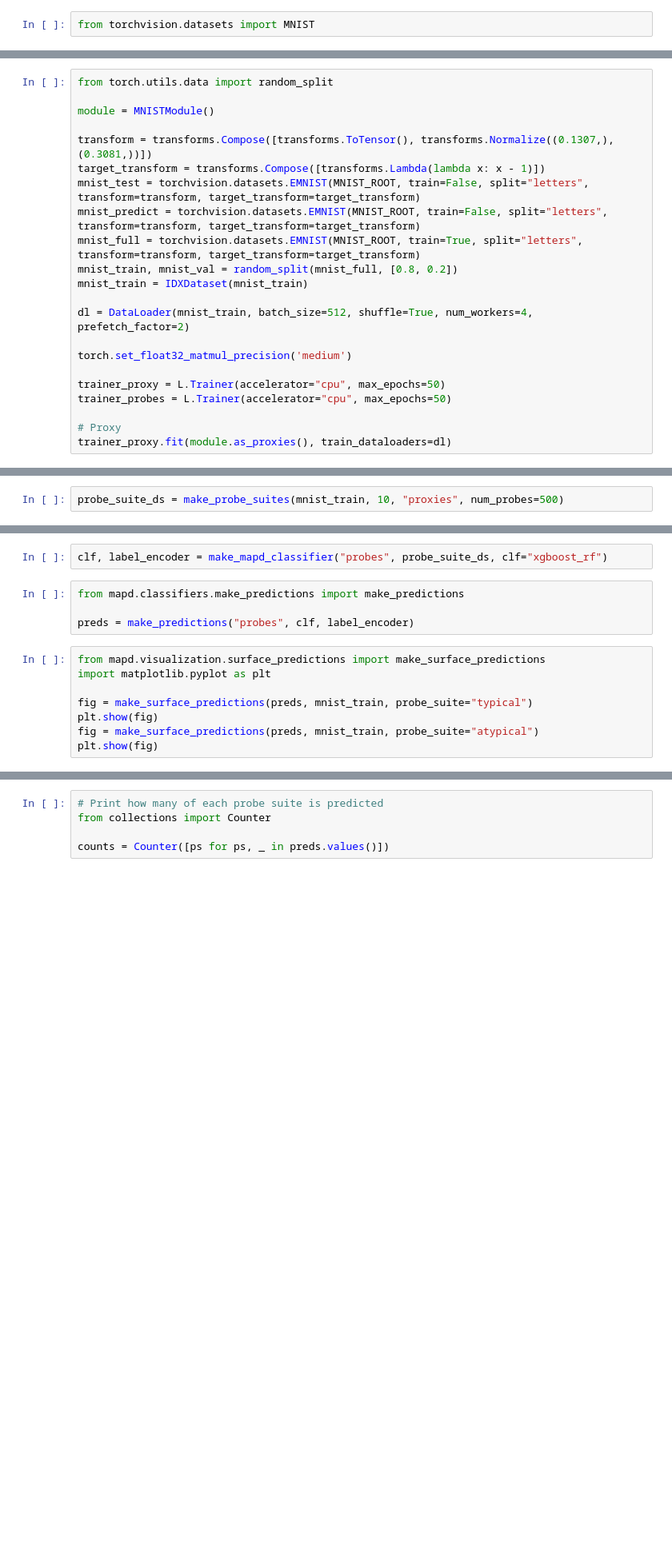
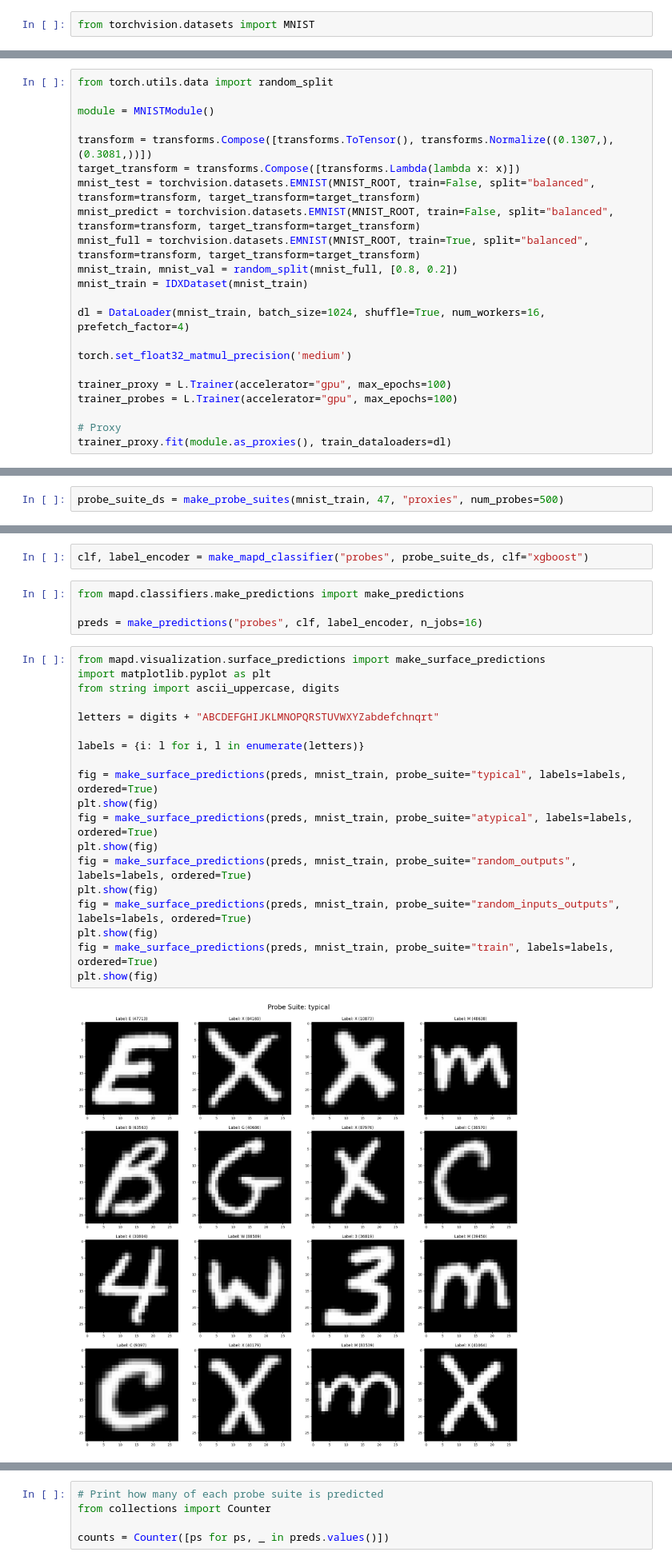
Before and after one commit to jhoffe/mapd, a Jupyter notebook: example.ipynb, the cells around one changed output, grey strips where cells are left out. Shown: that part at 80% size. Drawn from its saved outputs; the diff is of its cells as text; blank space fills up the shorter version.

```diff
--- a/example.ipynb
+++ b/example.ipynb
@@ -122,19 +117,19 @@ from torch.utils.data import random_split
 module = MNISTModule()
 
 transform = transforms.Compose([transforms.ToTensor(), transforms.Normalize((0.1307,), (0.3081,))])
-target_transform = transforms.Compose([transforms.Lambda(lambda x: x - 1)])
-mnist_test = torchvision.datasets.EMNIST(MNIST_ROOT, train=False, split="letters", transform=transform, target_transform=target_transform)
-mnist_predict = torchvision.datasets.EMNIST(MNIST_ROOT, train=False, split="letters", transform=transform, target_transform=target_transform)
-mnist_full = torchvision.datasets.EMNIST(MNIST_ROOT, train=True, split="letters", transform=transform, target_transform=target_transform)
+target_transform = transforms.Compose([transforms.Lambda(lambda x: x)])
+mnist_test = torchvision.datasets.EMNIST(MNIST_ROOT, train=False, split="balanced", transform=transform, target_transform=target_transform)
+mnist_predict = torchvision.datasets.EMNIST(MNIST_ROOT, train=False, split="balanced", transform=transform, target_transform=target_transform)
+mnist_full = torchvision.datasets.EMNIST(MNIST_ROOT, train=True, split="balanced", transform=transform, target_transform=target_transform)
 mnist_train, mnist_val = random_split(mnist_full, [0.8, 0.2])
 mnist_train = IDXDataset(mnist_train)
 
-dl = DataLoader(mnist_train, batch_size=512, shuffle=True, num_workers=4, prefetch_factor=2)
+dl = DataLoader(mnist_train, batch_size=1024, shuffle=True, num_workers=16, prefetch_factor=4)
 
 torch.set_float32_matmul_precision('medium')
 
-trainer_proxy = L.Trainer(accelerator="cpu", max_epochs=50)
-trainer_probes = L.Trainer(accelerator="cpu", max_epochs=50)
+trainer_proxy = L.Trainer(accelerator="gpu", max_epochs=100)
+trainer_probes = L.Trainer(accelerator="gpu", max_epochs=100)
 
 # Proxy
 trainer_proxy.fit(module.as_proxies(), train_dataloaders=dl)
@@ -159,3 +156,3 @@ HPU available: False, using: 0 HPUs
 # %%
-probe_suite_ds = make_probe_suites(mnist_train, 10, "proxies", num_probes=500)
+probe_suite_ds = make_probe_suites(mnist_train, 47, "proxies", num_probes=500)
 # %%
@@ -168,14 +189,27 @@ trainer_probes.fit(module.as_probes(probe_suite_ds), train_dataloaders=dl_probes
 # %%
-clf, label_encoder = make_mapd_classifier("probes", probe_suite_ds, clf="xgboost_rf")
+clf, label_encoder = make_mapd_classifier("probes", probe_suite_ds, clf="xgboost")
 # %%
 from mapd.classifiers.make_predictions import make_predictions
 
-preds = make_predictions("probes", clf, label_encoder)
+preds = make_predictions("probes", clf, label_encoder, n_jobs=16)
 # %%
 from mapd.visualization.surface_predictions import make_surface_predictions
 import matplotlib.pyplot as plt
+from string import ascii_uppercase, digits
 
-fig = make_surface_predictions(preds, mnist_train, probe_suite="typical")
+letters = digits + "ABCDEFGHIJKLMNOPQRSTUVWXYZabdefchnqrt"
+
+labels = {i: l for i, l in enumerate(letters)}
+
+fig = make_surface_predictions(preds, mnist_train, probe_suite="typical", labels=labels, ordered=True)
 plt.show(fig)
-fig = make_surface_predictions(preds, mnist_train, probe_suite="atypical")
+fig = make_surface_predictions(preds, mnist_train, probe_suite="atypical", labels=labels, ordered=True)
 plt.show(fig)
+fig = make_surface_predictions(preds, mnist_train, probe_suite="random_outputs", labels=labels, ordered=True)
+plt.show(fig)
+fig = make_surface_predictions(preds, mnist_train, probe_suite="random_inputs_outputs", labels=labels, ordered=True)
+plt.show(fig)
+fig = make_surface_predictions(preds, mnist_train, probe_suite="train", labels=labels, ordered=True)
+plt.show(fig)
+# %% [output]
+[figure, added]
```
Also changed, not shown: parts of 9 cells of this notebook, 4 other files.
